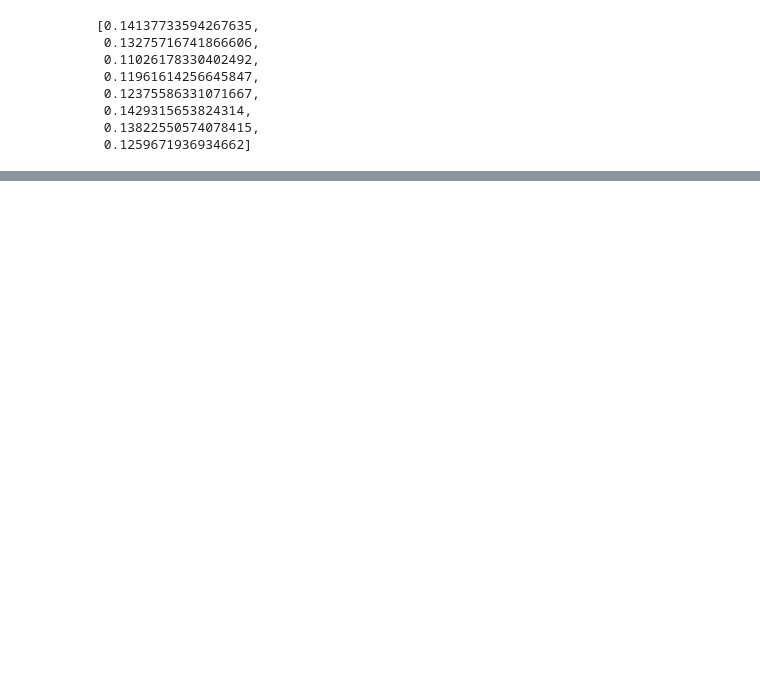
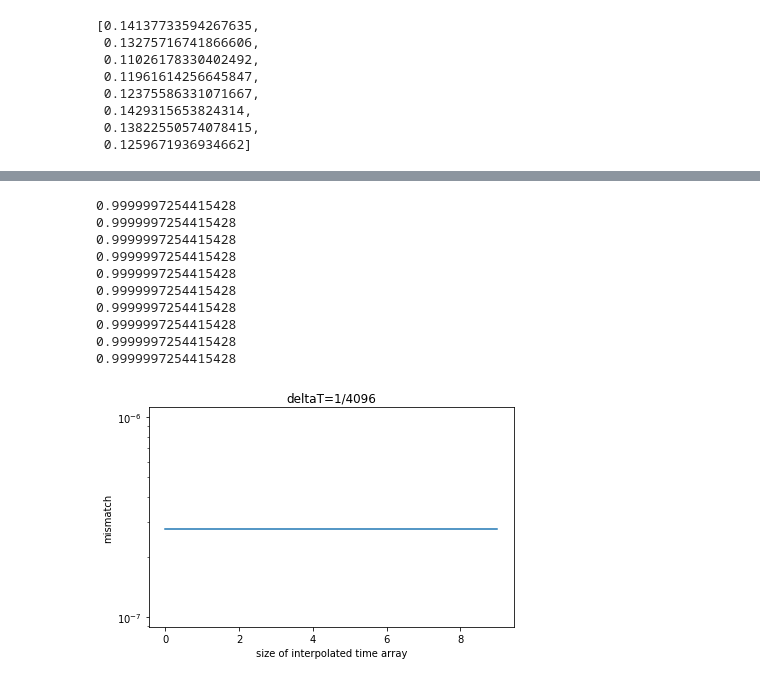
Before and after one commit to Yoshinta/pyrex, a Jupyter notebook: example/testresult.ipynb, the cells around one changed output, grey strips where cells are left out. Cells and saved outputs as stored; diff of their text form; code cells hidden in the pictures; blank space fills up the shorter version.

```diff
--- a/example/testresult.ipynb
+++ b/example/testresult.ipynb
@@ -166,3 +169,23 @@ def compute_match(testtime,testh,timemodel,mdlh,newtm):
     psd = aLIGOZeroDetHighPower(flen, delta_f, f_lower)
     cmatch=modify_match(nrdt,mdt,nid,mdi,psd=psd,low_frequency_cutoff=f_lower)
     return cmatch[0]
+# %%
+eccen_matchphen=[]
+ecccen_matchseob=[]
+newt=np.linspace(-1500,-50.4,15000)
+for i in range(len(data_test['time'])):
+    m1,m2=masses_from_q(data_test['q'][i],total_mass)
+    mass1=m1
+    mass2=m2
+    samplerate=4096
+    x=x_test[i]
+    eccentricity=data_test['e_comm'][i]
+    testPhenom=Cookware(approximant1,mass1,mass2,spin1x,spin1y,spin1z,spin2x,spin2y,spin2z,eccentricity,x,inclination,distance,coa_phase)
+    testSEOB=Cookware(approximant2,mass1,mass2,spin1x,spin1y,spin1z,spin2x,spin2y,spin2z,eccentricity,x,inclination,distance,coa_phase)
+    scale=NR_amp_scale(total_mass,distance)
+    y22=find_Y22(inclination,coa_phase)
+    matchPhnm=compute_match(data_test['time'][i],data_test['h22'][i],testPhenom.time/(total_mass*lal.MTSUN_SI),testPhenom.h22/(scale*y22),newt,samplerate)
+    matchSEOB=compute_match(data_test['time'][i],data_test['h22'][i],testSEOB.time/(total_mass*lal.MTSUN_SI),testSEOB.h22/(scale*y22),newt,samplerate)
+    eccen_matchphen.append(matchPhnm)
+    ecccen_matchseob.append(matchSEOB)
+    print(data_test['e_comm'][i],data_test['q'][i],matchPhnm,matchSEOB)
@@ -168,0 +210,25 @@ def compute_match(testtime,testh,timemodel,mdlh,newtm):
+# %%
+data_sizes = 10**np.linspace(2, 6, 10)
+matches = np.zeros_like(data_sizes)
+for ind, length in enumerate(data_sizes):
+    newt=np.linspace(-1500,-50.4,length)
+    matches[ind] = compute_match(testPhenom.time/(total_mass*lal.MTSUN_SI),testPhenom.h22/(scale*y22),testSEOB.time/(total_mass*lal.MTSUN_SI),testSEOB.h22/(scale*y22),newt,4096)
+    print(matches[ind])
+
+plt.semilogy(1-matches)
+plt.ylabel('mismatch')
+plt.title('deltaT=1/'+str(samplerate))
+plt.xlabel('size of interpolated time array')
+plt.tight_layout()
+# %% [output]
+0.9999997254415428
+0.9999997254415428
+0.9999997254415428
+0.9999997254415428
+0.9999997254415428
+0.9999997254415428
+0.9999997254415428
+0.9999997254415428
+0.9999997254415428
+0.9999997254415428
+[figure, added]
```
Also changed, not shown: parts of 48 cells of this notebook, 4 other files.
